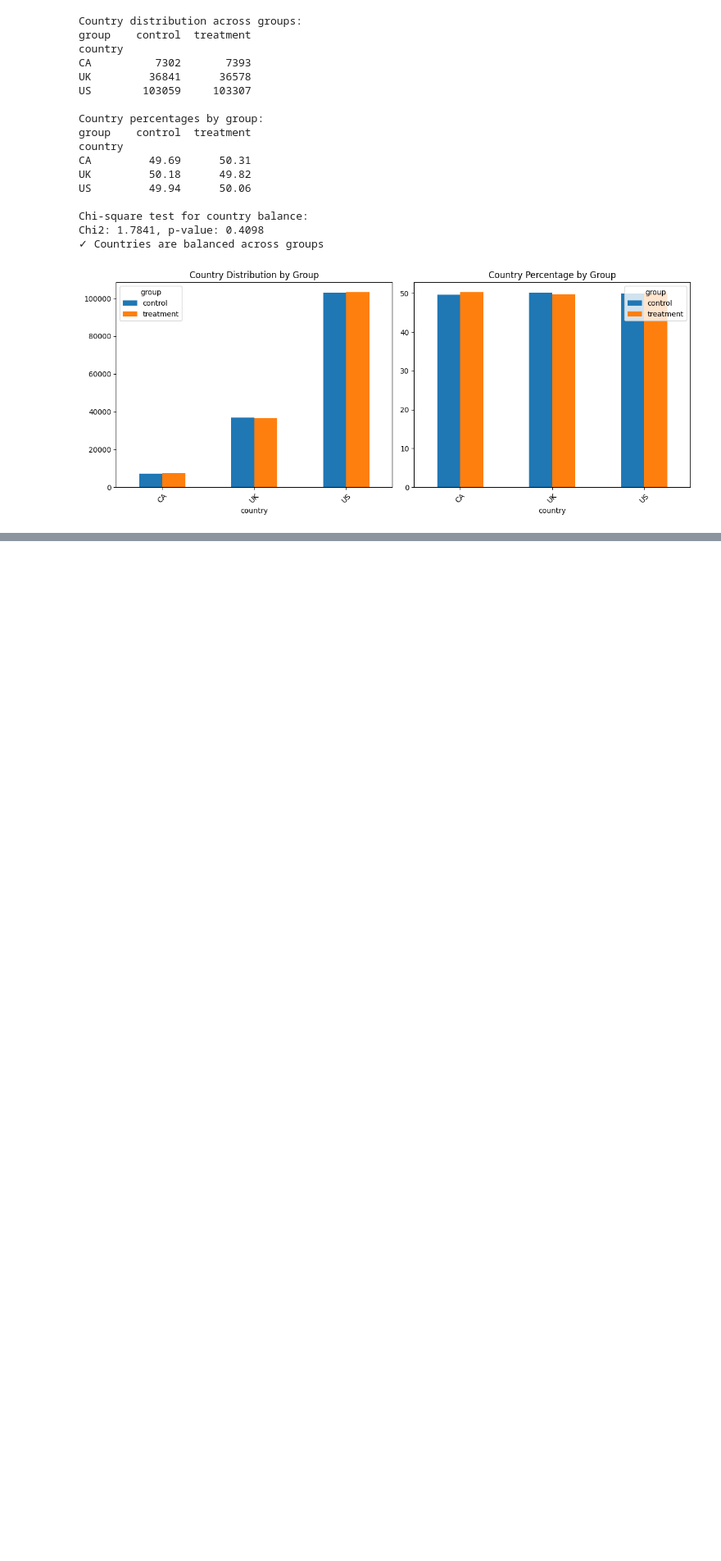
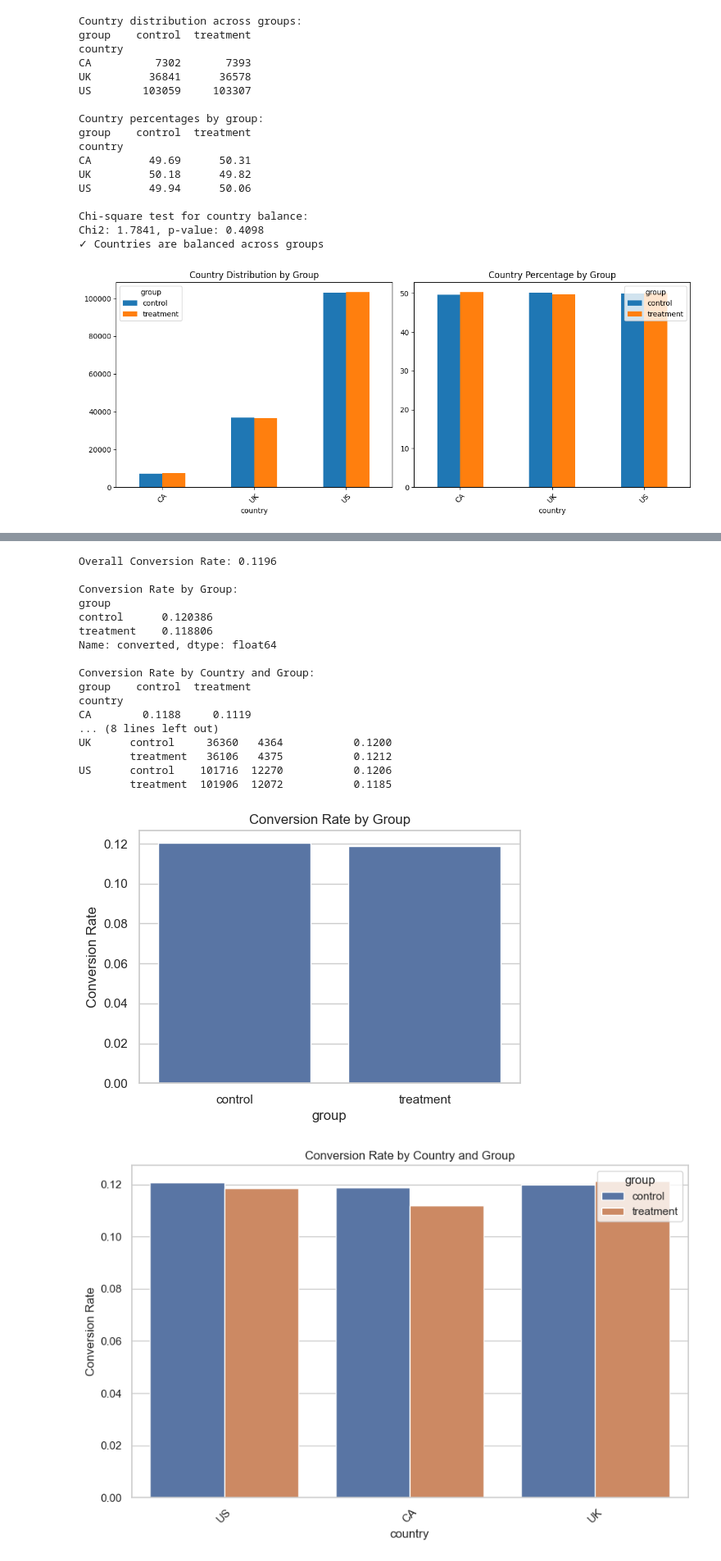
Before and after one commit to BishanCode/AB-Testing, a Jupyter notebook: notebook/analysis.ipynb, the cells around one changed output, grey strips where cells are left out. Shown at 82% size. Cells and saved outputs as stored; diff of their text form; code cells hidden in the pictures; blank space fills up the shorter version.

Commit message:
Update analysis.ipynb
EDA and Z-Test

```diff
--- a/notebook/analysis.ipynb
+++ b/notebook/analysis.ipynb
@@ -179,0 +236,57 @@ Chi2: 1.7841, p-value: 0.4098
+# %%
+# Exploratory Data Analysis
+
+# 1. Overall conversion rates
+overall_conv_rate = clean_df['converted'].mean()
+print(f"Overall Conversion Rate: {overall_conv_rate:.4f}")
+
+# Conversion rate by group (control vs treatment)
+conv_rate_by_group = clean_df.groupby('group')['converted'].mean()
+print("\nConversion Rate by Group:")
+print(conv_rate_by_group)
+
+# 2. Conversion rate by group & country
+conv_rate_country_group = clean_df.groupby(['country','group'])['converted'].mean().unstack()
+print("\nConversion Rate by Country and Group:")
+print(conv_rate_country_group.round(4))
+
+# Add counts as well (to see sample sizes)
+conv_counts_country_group = clean_df.groupby(['country','group'])['converted'].agg(['count','sum'])
+conv_counts_country_group['conversion_rate'] = conv_counts_country_group['sum'] / conv_counts_country_group['count']
+print("\nConversion Counts & Rates by Country and Group:")
+print(conv_counts_country_group.round(4))
+
+# Barplot of conversion rate by group
+plt.figure(figsize=(6,4))
+sns.barplot(x='group', y='converted', data=clean_df, errorbar=None)
+plt.title("Conversion Rate by Group")
+plt.ylabel("Conversion Rate")
+plt.show()
+
+# Conversion by country & group
+plt.figure(figsize=(10,6))
+sns.barplot(x='country', y='converted', hue='group', data=clean_df, errorbar=None)
+plt.title("Conversion Rate by Country and Group")
+plt.ylabel("Conversion Rate")
+plt.xticks(rotation=45)
+plt.show()
+# %% [output]
+Overall Conversion Rate: 0.1196
+
+Conversion Rate by Group:
+group
+control      0.120386
+treatment    0.118806
+Name: converted, dtype: float64
+
+Conversion Rate by Country and Group:
+group    control  treatment
+country
+CA        0.1188     0.1119
+... (8 lines left out)
+UK      control     36360   4364           0.1200
+        treatment   36106   4375           0.1212
+US      control    101716  12270           0.1206
+        treatment  101906  12072           0.1185
+[figure, added]
+[figure, added]
```
Also changed, not shown: parts of 10 cells of this notebook.
